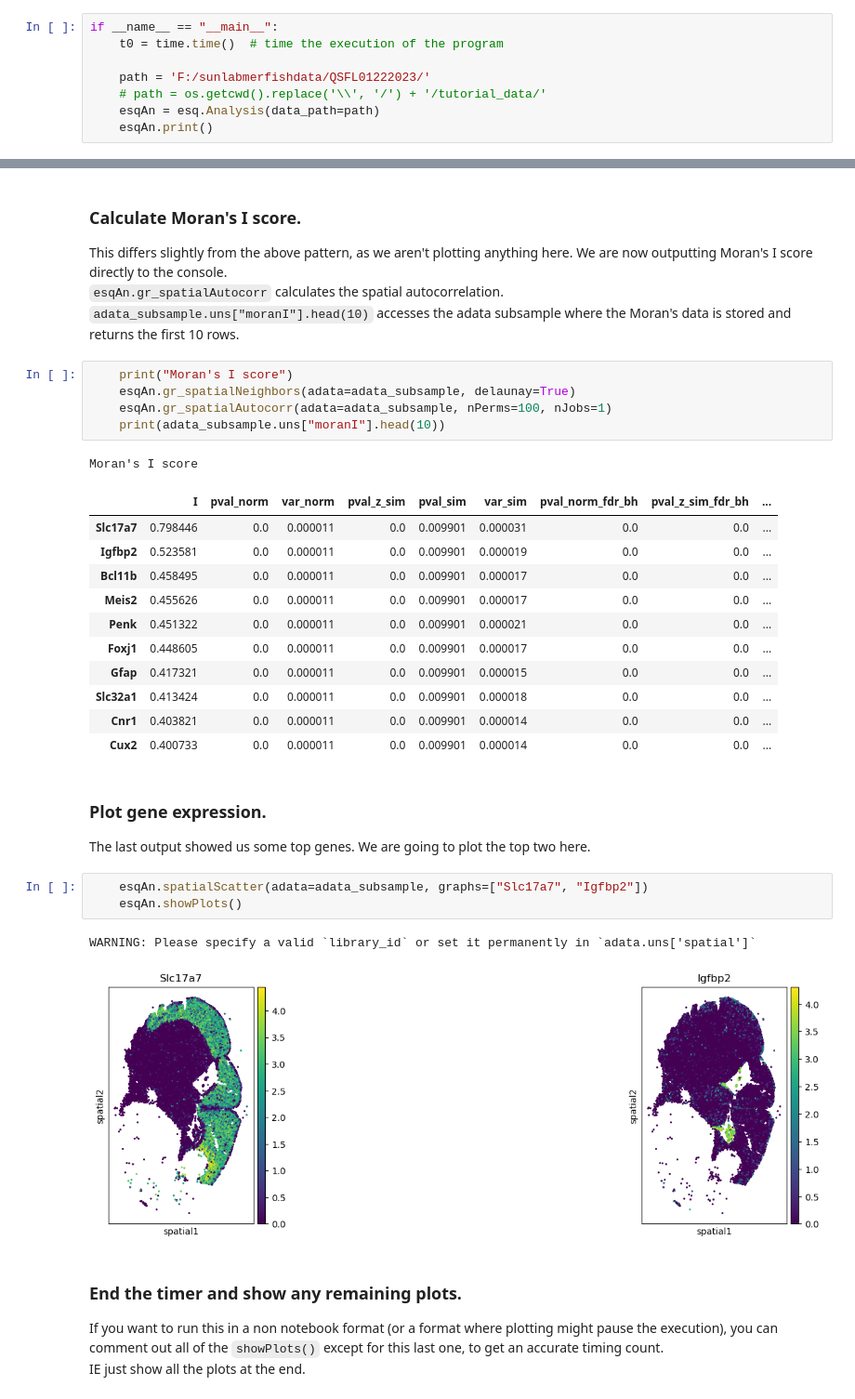
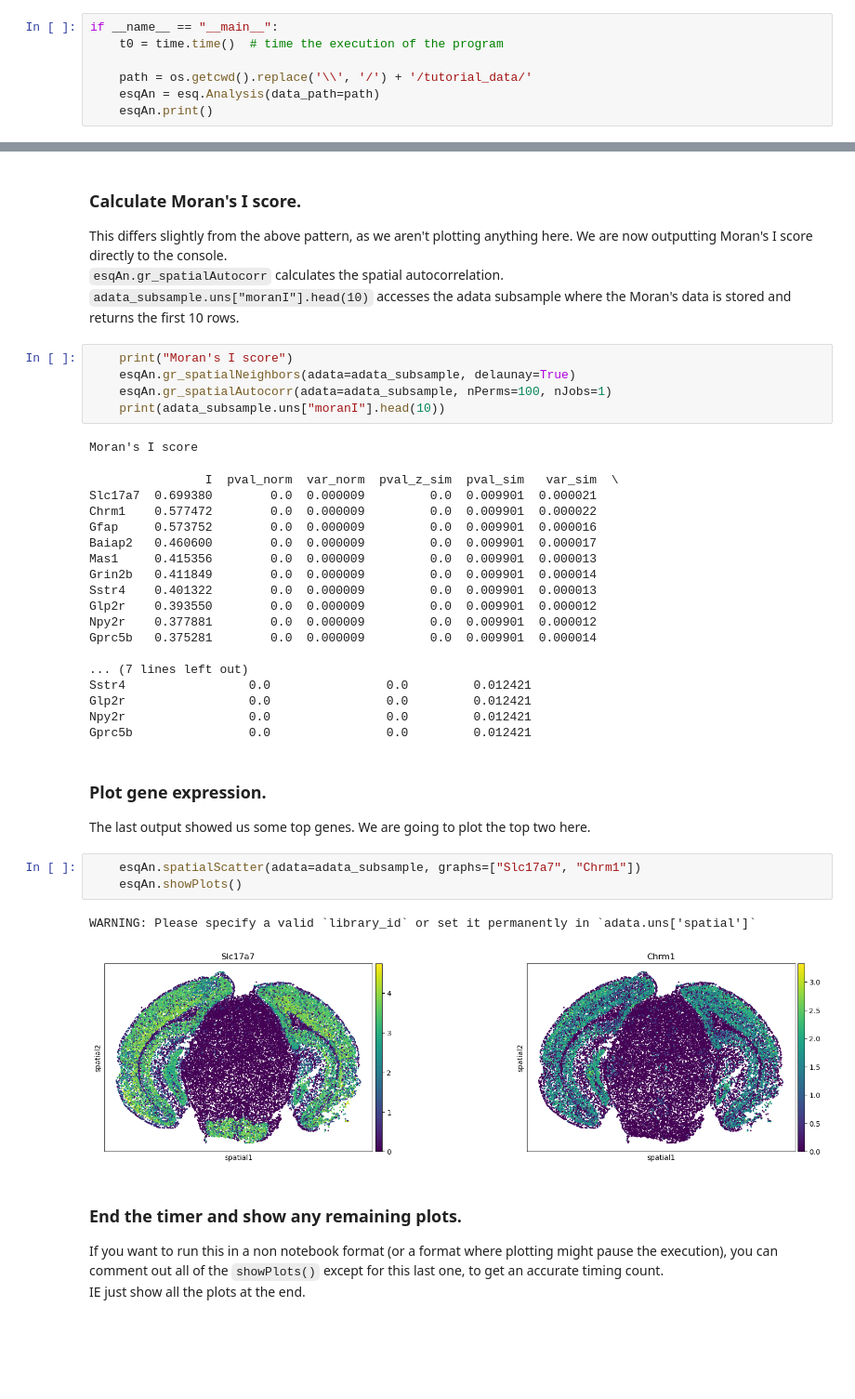
Before and after one commit to SamuelCrouse/EasySQ, a Jupyter notebook: EasySQ Demo 1.ipynb, the cells around one changed output, grey strips where cells are left out. Shown at 93% size. Cells and saved outputs as stored; diff of their text form; blank space fills up the shorter version.

```diff
--- a/EasySQ Demo 1.ipynb
+++ b/EasySQ Demo 1.ipynb
@@ -39,8 +51,7 @@ import EasySQ as esq
 if __name__ == "__main__":
     t0 = time.time()  # time the execution of the program
 
-    path = 'F:/sunlabmerfishdata/QSFL01222023/'
-    # path = os.getcwd().replace('\\', '/') + '/tutorial_data/'
+    path = os.getcwd().replace('\\', '/') + '/tutorial_data/'
     esqAn = esq.Analysis(data_path=path)
     esqAn.print()
 # %% [output]
@@ -295,27 +306,33 @@ This differs slightly from the above pattern, as we aren't plotting anything her
     print(adata_subsample.uns["moranI"].head(10))
 # %% [output]
 Moran's I score
-|  | I | pval_norm | var_norm | pval_z_sim | pval_sim | var_sim | pval_norm_fdr_bh | pval_z_sim_fdr_bh | ... |
-| Slc17a7 | 0.798446 | 0.0 | 0.000011 | 0.0 | 0.009901 | 0.000031 | 0.0 | 0.0 | ... |
-| Igfbp2 | 0.523581 | 0.0 | 0.000011 | 0.0 | 0.009901 | 0.000019 | 0.0 | 0.0 | ... |
-| Bcl11b | 0.458495 | 0.0 | 0.000011 | 0.0 | 0.009901 | 0.000017 | 0.0 | 0.0 | ... |
-| Meis2 | 0.455626 | 0.0 | 0.000011 | 0.0 | 0.009901 | 0.000017 | 0.0 | 0.0 | ... |
-| Penk | 0.451322 | 0.0 | 0.000011 | 0.0 | 0.009901 | 0.000021 | 0.0 | 0.0 | ... |
-| Foxj1 | 0.448605 | 0.0 | 0.000011 | 0.0 | 0.009901 | 0.000017 | 0.0 | 0.0 | ... |
-| Gfap | 0.417321 | 0.0 | 0.000011 | 0.0 | 0.009901 | 0.000015 | 0.0 | 0.0 | ... |
-| Slc32a1 | 0.413424 | 0.0 | 0.000011 | 0.0 | 0.009901 | 0.000018 | 0.0 | 0.0 | ... |
-| Cnr1 | 0.403821 | 0.0 | 0.000011 | 0.0 | 0.009901 | 0.000014 | 0.0 | 0.0 | ... |
-| Cux2 | 0.400733 | 0.0 | 0.000011 | 0.0 | 0.009901 | 0.000014 | 0.0 | 0.0 | ... |
+                I  pval_norm  var_norm  pval_z_sim  pval_sim   var_sim  \
+Slc17a7  0.699380        0.0  0.000009         0.0  0.009901  0.000021
+Chrm1    0.577472        0.0  0.000009         0.0  0.009901  0.000022
+Gfap     0.573752        0.0  0.000009         0.0  0.009901  0.000016
+Baiap2   0.460600        0.0  0.000009         0.0  0.009901  0.000017
+Mas1     0.415356        0.0  0.000009         0.0  0.009901  0.000013
+Grin2b   0.411849        0.0  0.000009         0.0  0.009901  0.000014
+Sstr4    0.401322        0.0  0.000009         0.0  0.009901  0.000013
+Glp2r    0.393550        0.0  0.000009         0.0  0.009901  0.000012
+Npy2r    0.377881        0.0  0.000009         0.0  0.009901  0.000012
+Gprc5b   0.375281        0.0  0.000009         0.0  0.009901  0.000014
+
+... (7 lines left out)
+Sstr4                 0.0                0.0         0.012421
+Glp2r                 0.0                0.0         0.012421
+Npy2r                 0.0                0.0         0.012421
+Gprc5b                0.0                0.0         0.012421
 # %% [markdown]
 ### Plot gene expression.
 
 The last output showed us some top genes. We are going to plot the top two here.
 # %%
-    esqAn.spatialScatter(adata=adata_subsample, graphs=["Slc17a7", "Igfbp2"])
+    esqAn.spatialScatter(adata=adata_subsample, graphs=["Slc17a7", "Chrm1"])
     esqAn.showPlots()
 # %% [output]
 WARNING: Please specify a valid `library_id` or set it permanently in `adata.uns['spatial']`
-[figure, old version]
+[figure, new version]
 # %% [markdown]
 ### End the timer and show any remaining plots.
 
```
Also changed, not shown: parts of 13 cells of this notebook.
